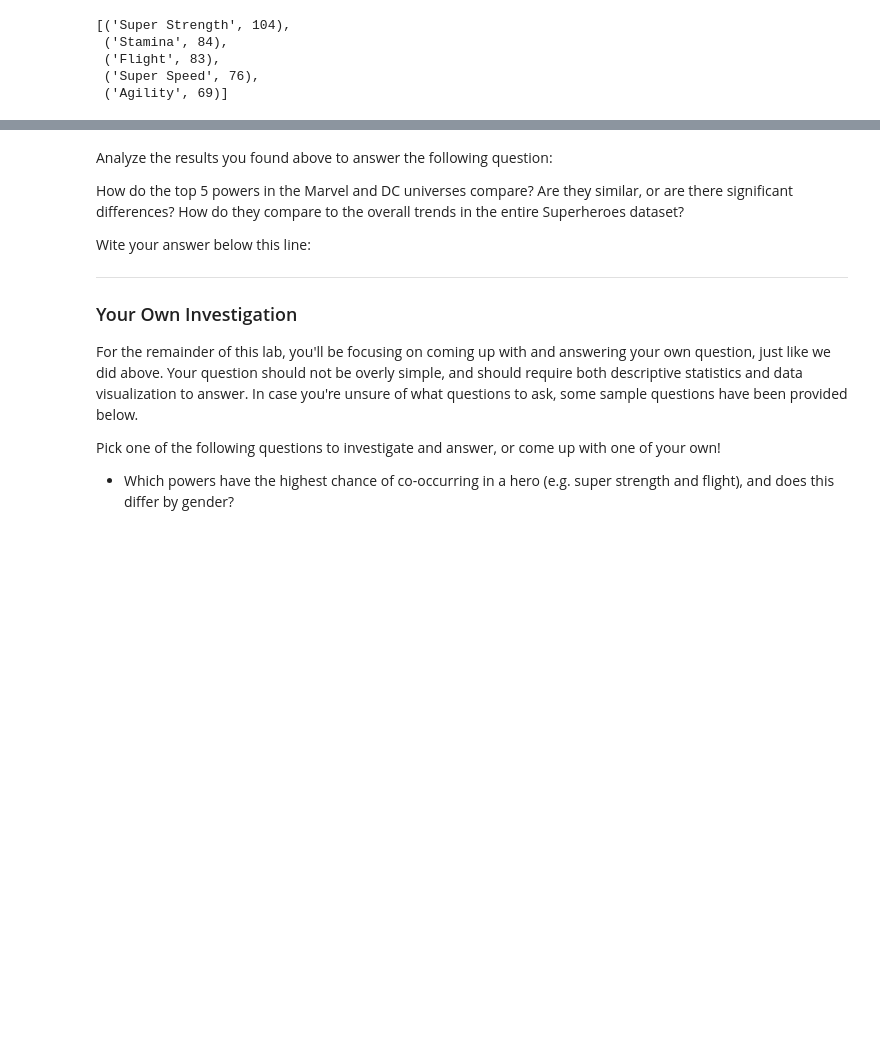
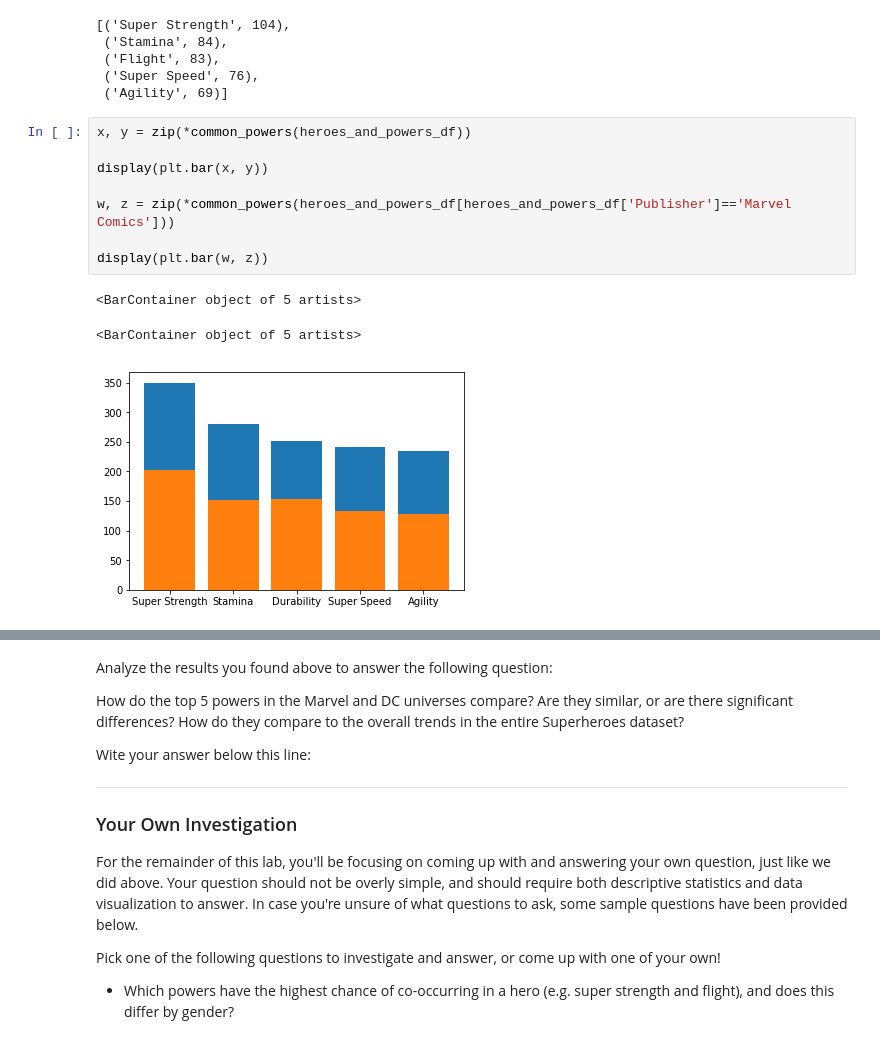
Before and after one commit to rab175/dsc-data-cleaning-project-online-ds-pt-071519, a Jupyter notebook: index.ipynb, the cells around one changed output, grey strips where cells are left out. Saved outputs shown, nothing was run; the diff lists cells and outputs as text; blank space fills up the shorter version.

```diff
--- a/index.ipynb
+++ b/index.ipynb
@@ -448,3 +448,15 @@ common_powers(heroes_and_powers_df[heroes_and_powers_df['Publisher']=='DC Comics
  ('Flight', 83),
  ('Super Speed', 76),
  ('Agility', 69)]
+# %%
+x, y = zip(*common_powers(heroes_and_powers_df))
+
+display(plt.bar(x, y))
+
+w, z = zip(*common_powers(heroes_and_powers_df[heroes_and_powers_df['Publisher']=='Marvel Comics']))
+
+display(plt.bar(w, z))
+# %% [output]
+<BarContainer object of 5 artists>
+<BarContainer object of 5 artists>
+[figure, added]
```
Also changed, not shown: parts of 1 cell of this notebook.
